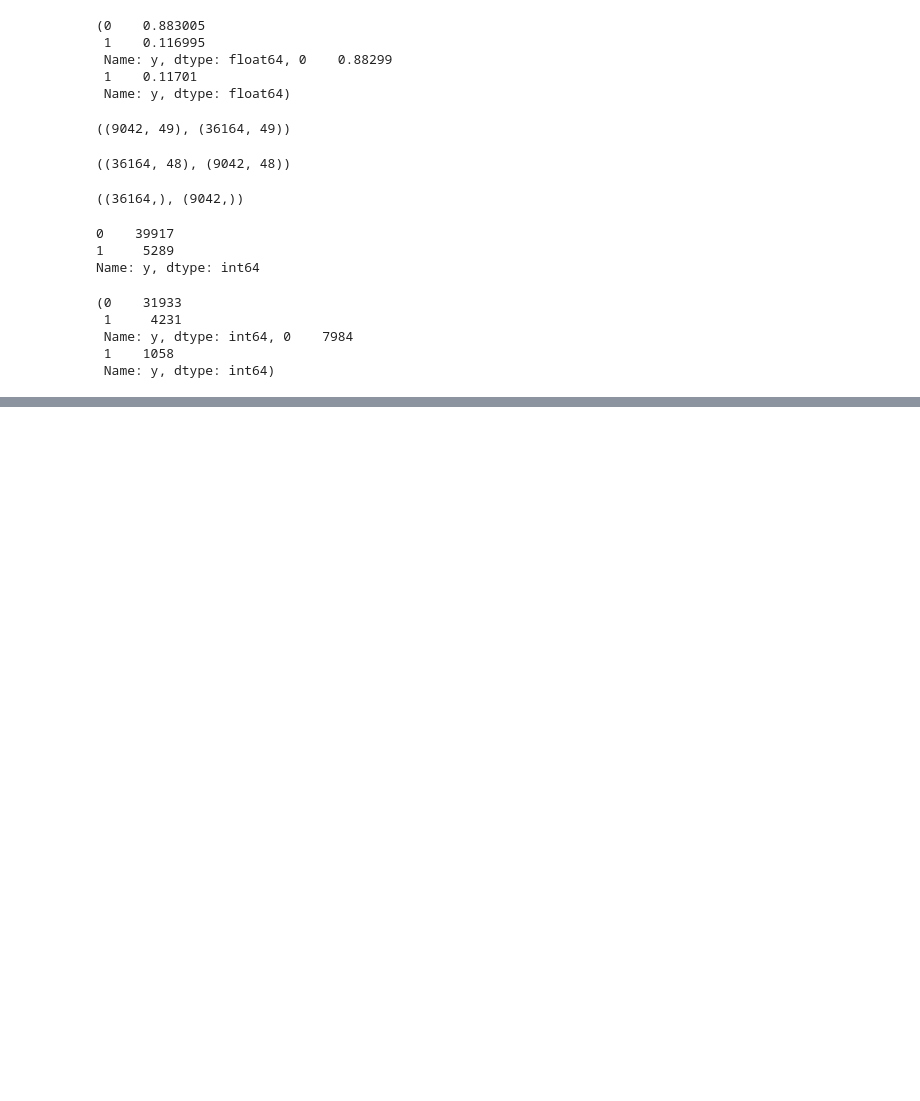
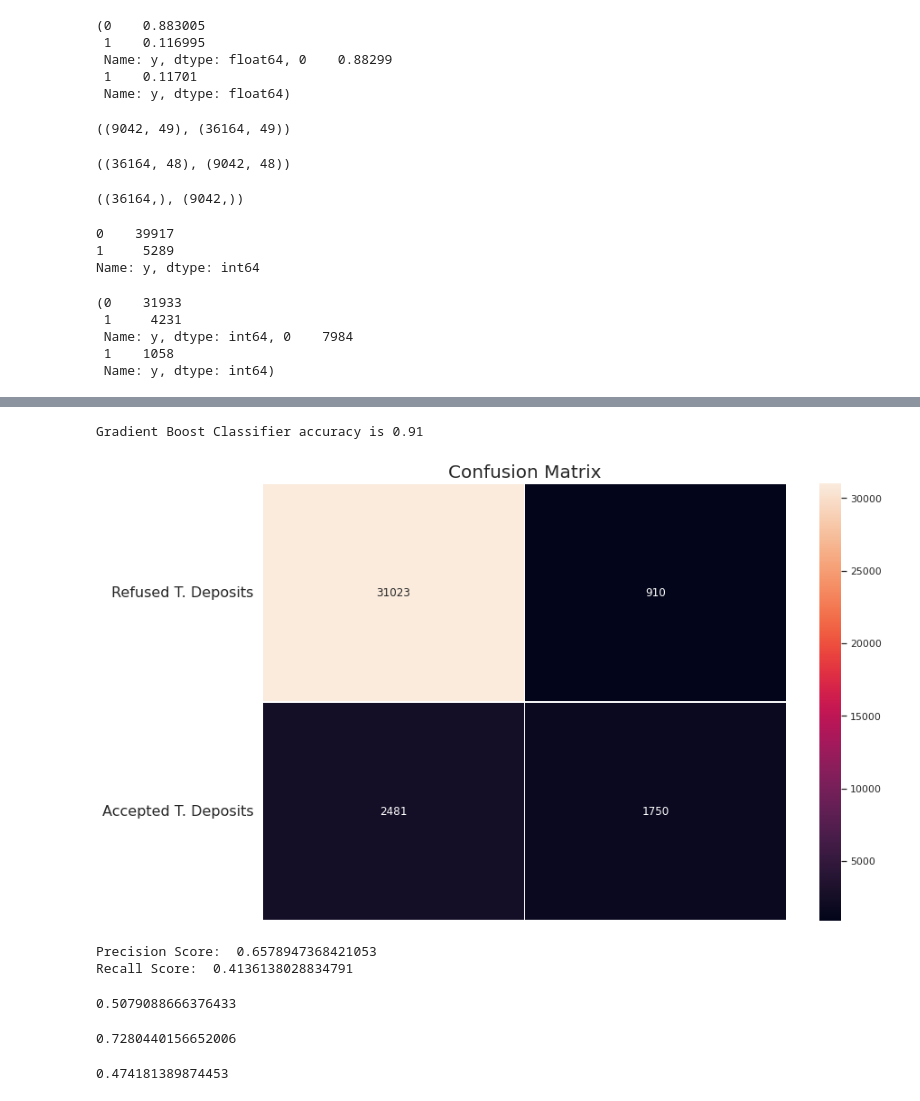
Before and after one commit to kunal51298/Bank_Marketing_Effectiveness_Prediction1, a Jupyter notebook: Bank_Marketing_Effectiveness_Prediction_kunal.ipynb, the cells around one changed output, grey strips where cells are left out. Drawn from its saved outputs; the diff is of its cells as text; code cells hidden in the pictures; blank space fills up the shorter version.

```diff
--- a/Bank_Marketing_Effectiveness_Prediction_kunal.ipynb
+++ b/Bank_Marketing_Effectiveness_Prediction_kunal.ipynb
@@ -628,0 +776,58 @@ dict_classifiers = {
+# %%
+#INSTANCE
+from sklearn.model_selection import cross_val_score
+grad_clf = GradientBoostingClassifier()
+grad_scores = cross_val_score(grad_clf, x_train_sc, y_train, cv=3)
+grad_mean = grad_scores.mean()
+# %%
+# Cross validate our Gradient Boosting Classifier
+from sklearn.model_selection import cross_val_predict
+y_train_pred = cross_val_predict(grad_clf, x_train_sc, y_train, cv=10)
+# %%
+from sklearn.metrics import accuracy_score
+print ("Gradient Boost Classifier accuracy is %2.2f" % accuracy_score(y_train, y_train_pred))
+# %% [output]
+Gradient Boost Classifier accuracy is 0.91
+# %%
+#confusion matrix
+from sklearn.metrics import confusion_matrix
+
+conf_matrix = confusion_matrix(y_train, y_train_pred)
+f, ax = plt.subplots(figsize=(12, 8))
+sns.heatmap(conf_matrix, annot=True, fmt="d", linewidths=.5, ax=ax)
+plt.title("Confusion Matrix", fontsize=20)
+plt.subplots_adjust(left=0.15, right=0.99, bottom=0.15, top=0.99)
+ax.set_yticks(np.arange(conf_matrix.shape[0]) + 0.5, minor=False)
+ax.set_xticklabels("")
+ax.set_yticklabels(['Refused T. Deposits', 'Accepted T. Deposits'], fontsize=16, rotation=360)
+plt.show()
+# %% [output]
+[figure, added]
+# %%
+# Let's find the scores  for precision and recall.
+from sklearn.metrics import precision_score, recall_score
+# The model is 65% sure that the potential client will suscribe to a term deposit.
+print('Precision Score: ', precision_score(y_train, y_train_pred))
+# The classifier only detects 41% of potential clients that will suscribe to a term deposit.
+print('Recall Score: ', recall_score(y_train, y_train_pred))
+# %% [output]
+Precision Score:  0.6578947368421053
+Recall Score:  0.4136138028834791
+# %%
+from sklearn.metrics import f1_score
+
+f1_score(y_train, y_train_pred)
+# %% [output]
+0.5079088666376433
+# %%
+#macro f1 score
+from sklearn.metrics import f1_score
+
+f1_score(y_train, y_train_pred,average ='macro')
+# %% [output]
+0.7280440156652006
+# %%
+from sklearn.metrics import matthews_corrcoef
+matthews_corrcoef(y_train, y_train_pred, sample_weight=None)
+# %% [output]
+0.474181389874453
```
Also changed, not shown: parts of 12 cells of this notebook.
